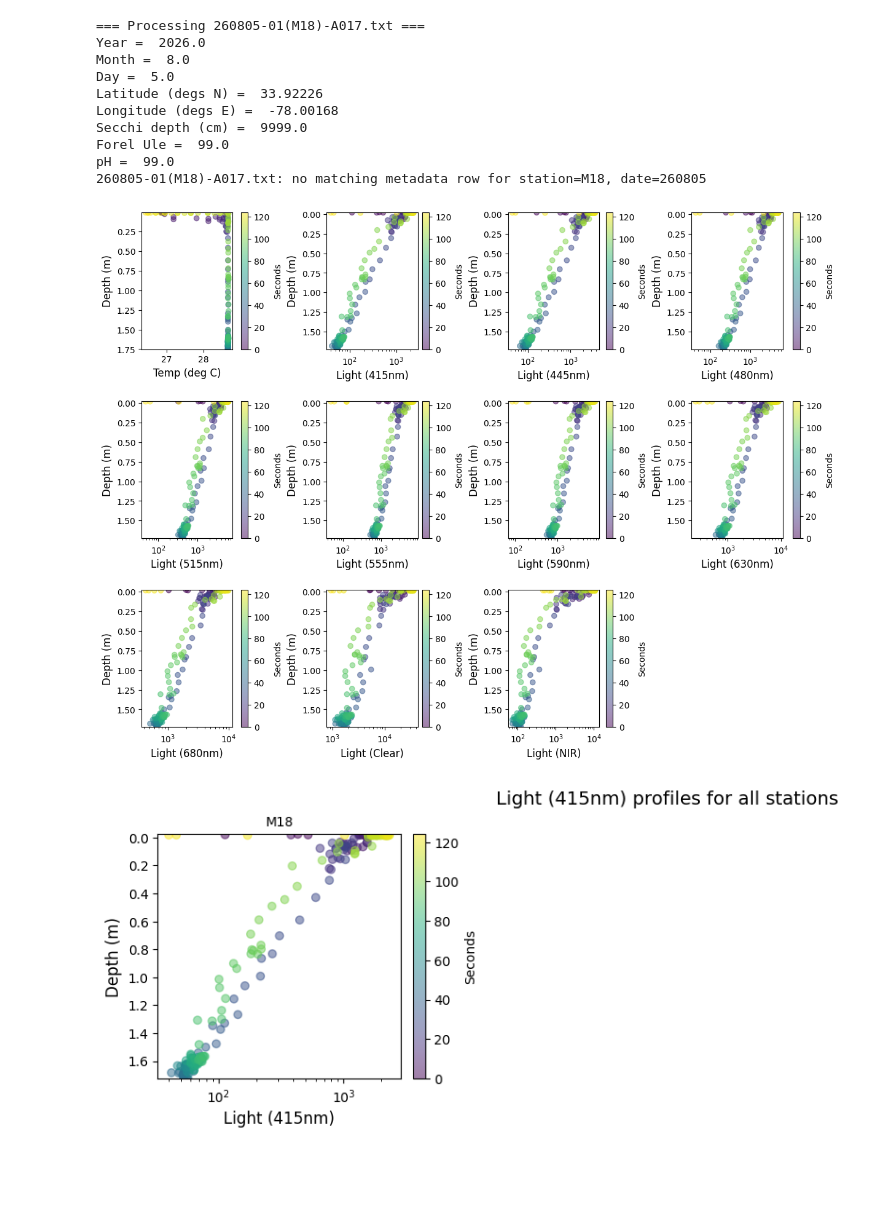
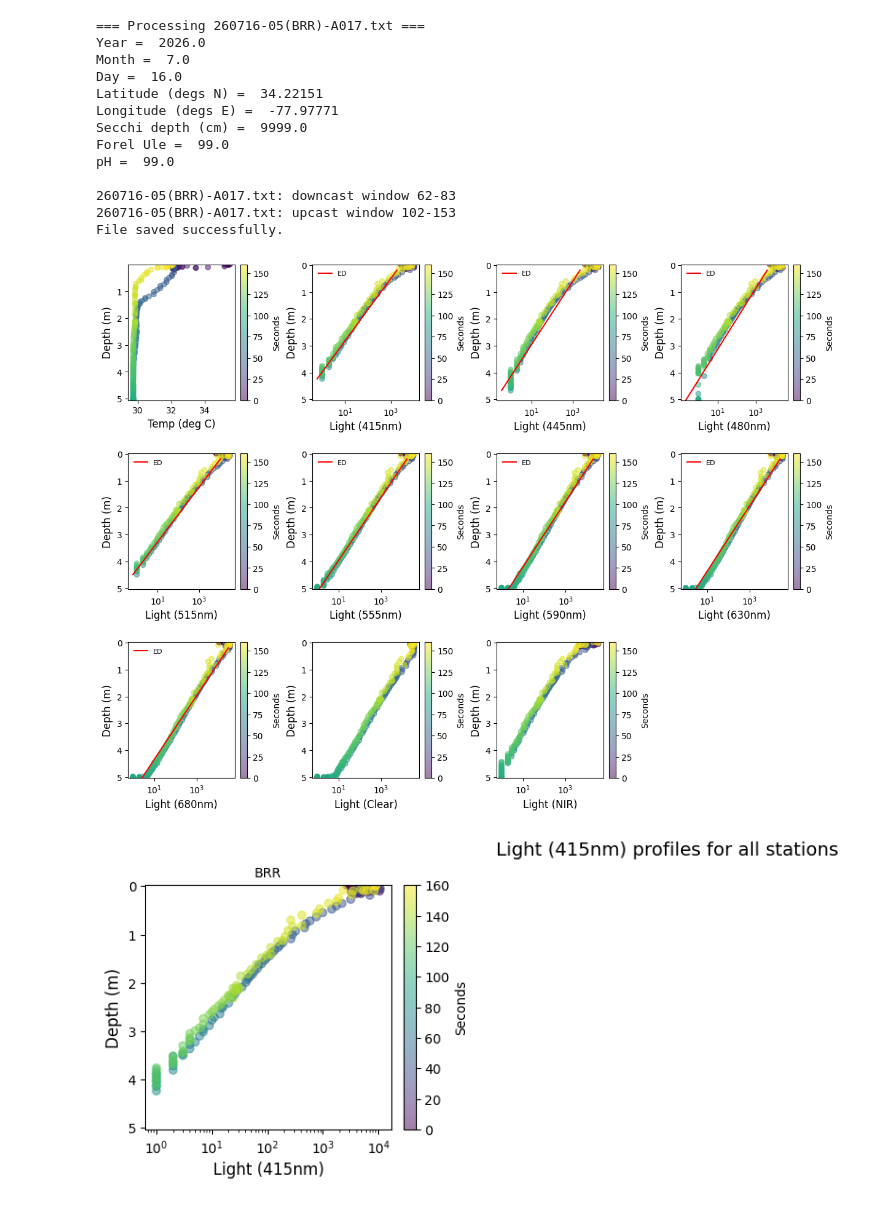
Before and after one commit to COAST-Lab/Sensing-Secchi-Disk, a Jupyter notebook: Jupyter_Notebooks/scripture.ipynb, the cells around one changed output. Saved outputs shown, nothing was run; the diff lists cells and outputs as text; code cells hidden in the pictures; blank space fills up the shorter version.

Commit message:
Scripture now automatically saves figures + updated Cruise files.

```diff
--- a/Jupyter_Notebooks/scripture.ipynb
+++ b/Jupyter_Notebooks/scripture.ipynb
@@ -1,7 +1,8 @@
 # %%
-# COAST
+# src
 # Programs and functions
 from calendar import Day, Month
+import os
 
 import pandas as pd
 import numpy as np
@@ -17,9 +18,9 @@ from pathlib import Path
 from scipy.stats import linregress
 
 # Datafiles
-data_dir = Path.cwd().parent / "CFRE" / "Cruise 10"
+data_dir = Path.cwd().parent / "CFRE" / "Cruise 8"
 files = [
-    data_dir / "260805-01(M18)-A017.txt",
+    data_dir / "260716-05(BRR)-A017.txt",
 ]
 
 # Function to process a single SSD file
@@ -129,7 +130,7 @@ if len(all_data) > 0:
     fig, ([ax1, ax2, ax3, ax4], [ax5, ax6, ax7, ax8], [ax9, ax10, ax11, ax12]) = plt.subplots(3,4, figsize=(12,9), constrained_layout=True, gridspec_kw={'hspace': 0.1})
 
 columns = [
-    "Cruise_#", "Date", "Start_time", "SSD_ID", "Station", "Conditions", "Notes",
+    "Cruise_#", "Date", "Station", "SSD_ID", "Filename", "Start_time", "Conditions", "Notes",
     "start_idx_down", "end_idx_down", "start_idx_up", "end_idx_up",
 ]
 
@@ -408,41 +409,55 @@ fit_channel_map = {
     'Light (415nm)': 'E415nm',
     'Light (445nm)': 'E445nm',
     'Light (480nm)': 'E480nm',
     'Light (515nm)': 'E515nm',
     'Light (555nm)': 'E555nm',
     'Light (590nm)': 'E590nm',
     'Light (630nm)': 'E630nm',
     'Light (680nm)': 'E680nm',
 }
 
 for E_data, label, ax in irr_list:
     im = ax.scatter(E_data, data['Depth_SS_L'], c=data['DATA_SEC0'], marker='o', alpha=0.5)
     ax.set_ylabel('Depth (m)', fontsize=12)
     ax.set_xlabel(label, fontsize=12)
     ax.set_ylim([np.max(data['Depth_SS_L']), np.min(data['Depth_SS_L'])])
     ax.set_xscale('log')  # Log scale reveals exponential decay with depth
     cbar = fig.colorbar(im, ax=ax)
     cbar.set_label("Seconds")
 
     if label in fit_channel_map:
         add_windowed_fit_line(ax, data, fit_channel_map[label], color='red', label='ED')
         ax.legend(loc='upper left', frameon=False, fontsize=8)
 
 # Panel 12: Hidden (placeholder for 3×4 grid)
 ax12.set_visible(False)
-plt.show()
+
+# Save ED profiles figure into the "Figures" subfolder of the cruise the file came from
+first_filepath = data_dir / first_file
+fig_folder = first_filepath.parent / "Figures"
+fig_folder.mkdir(exist_ok=True)
+fig_name = first_filepath.stem + "-EDprofiles.png"
+fig_path = fig_folder / fig_name
+try:
+    fig.savefig(fig_path, dpi=300)
+    print("File saved successfully.")
+except Exception as e:
+    print(f"Error saving file: {e}")
 # %% [output]
-=== Processing 260805-01(M18)-A017.txt ===
+=== Processing 260716-05(BRR)-A017.txt ===
 Year =  2026.0
-Month =  8.0
-Day =  5.0
-Latitude (degs N) =  33.92226
-Longitude (degs E) =  -78.00168
+Month =  7.0
+Day =  16.0
+Latitude (degs N) =  34.22151
+Longitude (degs E) =  -77.97771
 Secchi depth (cm) =  9999.0
 Forel Ule =  99.0
 pH =  99.0
-260805-01(M18)-A017.txt: no matching metadata row for station=M18, date=260805
+
+260716-05(BRR)-A017.txt: downcast window 62-83
+260716-05(BRR)-A017.txt: upcast window 102-153
+File saved successfully.
-[figure, old version]
+[figure, new version]
 # %%
 # 415nm panels for all stations
 if len(all_data) > 0:
@@ -497,7 +512,7 @@ if len(all_data) > 0:
 else:
     print("No data available to plot 415nm profiles.")
 # %% [output]
-[figure, old version]
+[figure, new version]
 # %%
 # Kd analysis: Helper functions for spectral diffuse attenuation coefficient
 
```
Also changed, not shown: parts of 1 cell of this notebook, 7 other files.
